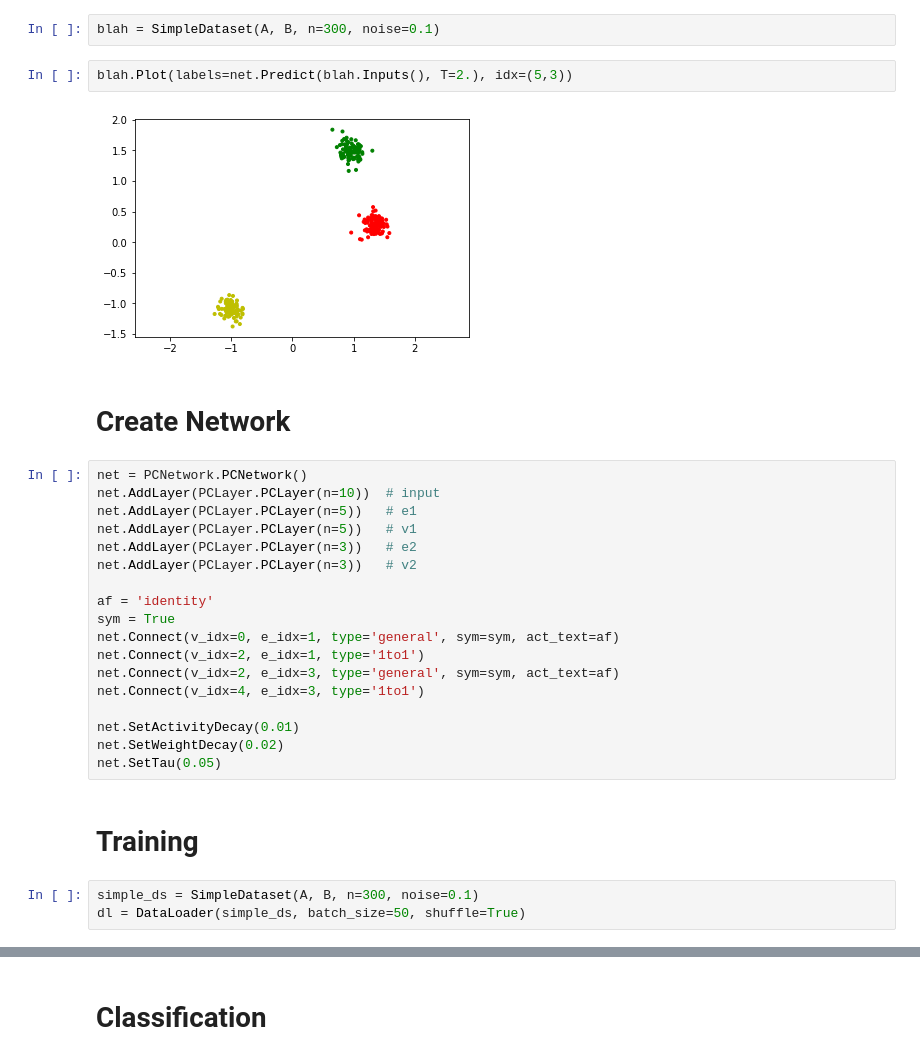
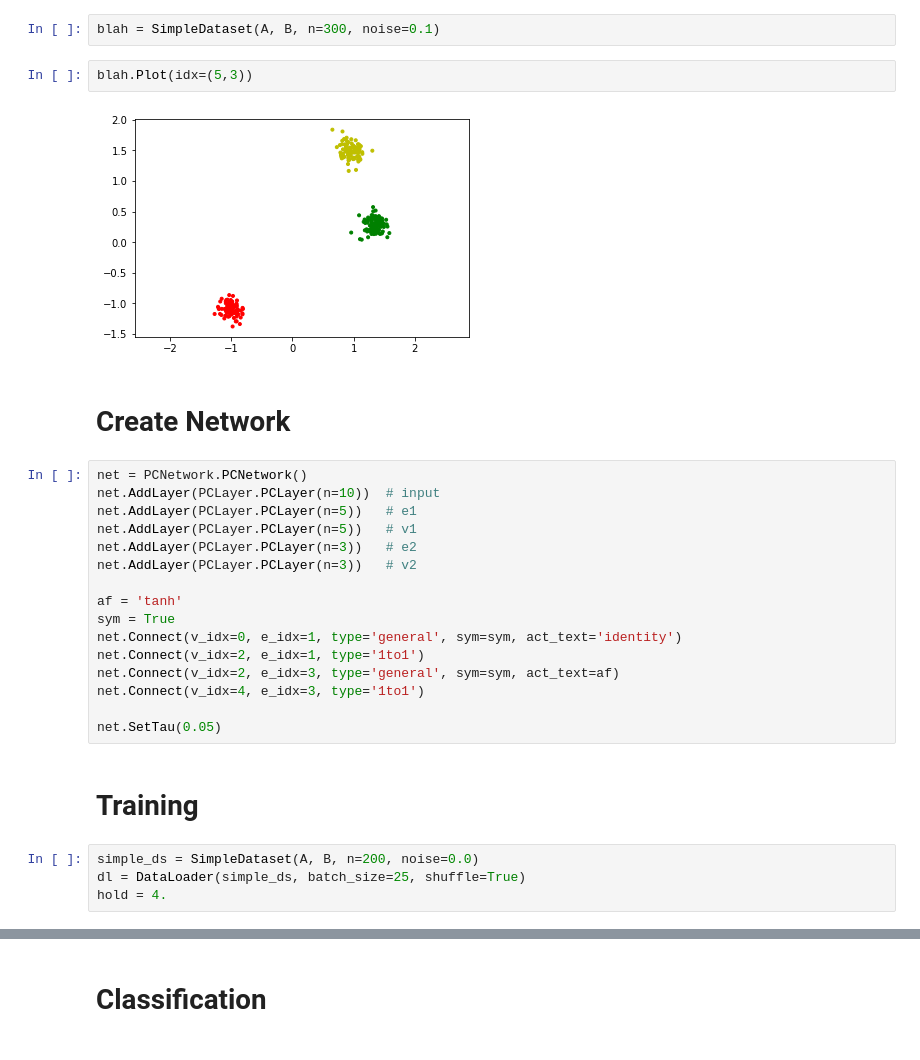
Before and after one commit to jorchard/pc_network, a Jupyter notebook: test_10-5-3.ipynb, the cells around one changed output, grey strips where cells are left out. Saved outputs shown, nothing was run; the diff lists cells and outputs as text.

Commit message:
prototype with dynamic decay working

```diff
--- a/test_10-5-3.ipynb
+++ b/test_10-5-3.ipynb
@@ -92,9 +95,9 @@ class SimpleDataset(Dataset):
 # %%
 blah = SimpleDataset(A, B, n=300, noise=0.1)
 # %%
-blah.Plot(labels=net.Predict(blah.Inputs(), T=2.), idx=(5,3))
+blah.Plot(idx=(5,3))
 # %% [output]
-[figure, old version]
+[figure, new version]
 # %% [markdown]
 # Create Network
 # %%
@@ -105,18 +108,17 @@ net.AddLayer(PCLayer.PCLayer(n=5))   # v1
 net.AddLayer(PCLayer.PCLayer(n=3))   # e2
 net.AddLayer(PCLayer.PCLayer(n=3))   # v2
 
-af = 'identity'
+af = 'tanh'
 sym = True
-net.Connect(v_idx=0, e_idx=1, type='general', sym=sym, act_text=af)
+net.Connect(v_idx=0, e_idx=1, type='general', sym=sym, act_text='identity')
 net.Connect(v_idx=2, e_idx=1, type='1to1')
 net.Connect(v_idx=2, e_idx=3, type='general', sym=sym, act_text=af)
 net.Connect(v_idx=4, e_idx=3, type='1to1')
 
-net.SetActivityDecay(0.01)
-net.SetWeightDecay(0.02)
 net.SetTau(0.05)
 # %% [markdown]
 # Training
 # %%
-simple_ds = SimpleDataset(A, B, n=300, noise=0.1)
-dl = DataLoader(simple_ds, batch_size=50, shuffle=True)
+simple_ds = SimpleDataset(A, B, n=200, noise=0.0)
+dl = DataLoader(simple_ds, batch_size=25, shuffle=True)
+hold = 4.
```
Also changed, not shown: parts of 10 cells of this notebook, 3 other files.
